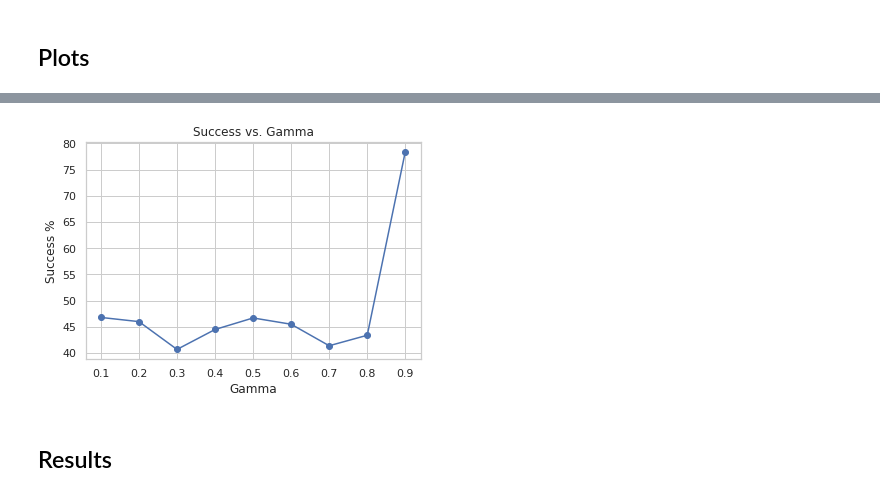
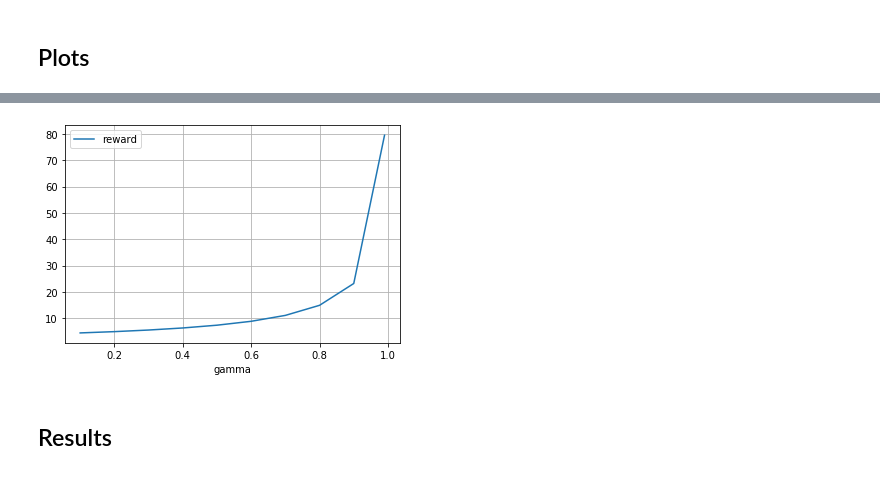
Before and after one commit to reedipher/CS-7641-reinforcement_learning, a Jupyter notebook: code/forest.ipynb, the cells around one changed output, grey strips where cells are left out. Drawn from its saved outputs; the diff is of its cells as text; code cells hidden in the pictures.

Commit message:
first cut on forest. surely it's wrong

```diff
--- a/code/forest.ipynb
+++ b/code/forest.ipynb
@@ -238,17 +179,17 @@ def policyIteration(t, r, gammas, showResults=False, max_iterations=100000):
     columns = ['gamma', 'epsilon', 'time', 'iterations', 'reward', 'average_steps', 'steps_stddev', 'success_pct', 'policy', 'mean_rewards', 'max_rewards', 'error']
     data = pd.DataFrame(0.0, index=np.arange(len(gammas)), columns=columns)
 
-    print('Gamma,\tTime,\tIter,\tReward')
+    print('gamma,\ttime,\titer,\treward')
     print(80*'_')
 
-    testNum = 0
+    testnum = 0
     for g in gammas:
         test = PolicyIteration(t, r, gamma=g, max_iter=max_iterations, eval_type="matrix") # eval_type="iterative"
 
         runs  = test.run()
         time  = test.time
         iters = test.iter
-        maxR  = runs[-1]['Max V']
+        maxr  = runs[-1]['Max V']
 
         print(iters, time)
 
@@ -258,37 +199,39 @@ def policyIteration(t, r, gammas, showResults=False, max_iterations=100000):
             mean_rewards.append(run['Mean V'])
             errors.append(run['Error'])
 
-        policy = np.array(test.policy)
-        policy = policy.reshape(4,4)
+        #policy = np.array(test.policy)
+        #policy = policy.reshape(4,4)
 
-        data['gamma'][testNum]        = g
-        data['time'][testNum]         = time
-        data['iterations'][testNum]   = iters
-        data['reward'][testNum]       = maxR
-        data['mean_rewards'][testNum] = {tuple(mean_rewards)}
-        data['max_rewards'][testNum]  = {tuple(max_rewards)}
-        data['error'][testNum]        = {tuple(errors)}
-        data['policy'][testNum]       = {test.policy}
+        data['gamma'][testnum]        = g
+        data['time'][testnum]         = time
+        data['iterations'][testnum]   = iters
+        data['reward'][testnum]       = maxr
+        data['mean_rewards'][testnum] = {tuple(mean_rewards)}
+        data['max_rewards'][testnum]  = {tuple(max_rewards)}
+        data['error'][testnum]        = {tuple(errors)}
+        data['policy'][testnum]       = {test.policy}
 
-        print('%.2f,\t%.2f,\t%d,\t%f' % (g, time, iters, maxR))
+        print('%.2f,\t%.2f,\t%d,\t%f' % (g, time, iters, maxr))
 
         if showResults:
-            title = 'FrozenLake_PI_' + str(rows) + 'x' + str(cols) + '_g' + str(g)
-            plot_lake(env, policy, title)
+            plot_forest(policy, title)
+            pass
 
-        testNum = testNum + 1
+        testnum = testnum + 1
 
-    # See differences in policy
+    # see differences in policy
     policies = data['policy']
 
+    ''' TODO - how to evaluate performance?
     for i,p in enumerate(policies):
         pol = list(p)[0]
         steps, steps_stddev, failures = get_score(env, pol, showResults)
         data['average_steps'][i] = steps
         data['steps_stddev'][i]  = steps_stddev
         data['success_pct'][i]   = 100-failures
+    '''
 
-    # replace all NaN's
+    # replace all nan's
     data.fillna(0, inplace=True)
     data.head()
 
@@ -296,7 +239,7 @@ def policyIteration(t, r, gammas, showResults=False, max_iterations=100000):
 # %% [markdown]
 ## Setup
 # %%
-gammas   = [0.1, 0.2, 0.3, 0.4, 0.5, 0.6, 0.7, 0.8, 0.9]
+gammas   = [0.1, 0.2, 0.3, 0.4, 0.5, 0.6, 0.7, 0.8, 0.9, 0.99]
 pi_data  = policyIteration(T, R, gammas, showResults=False)
 
 #pi_data.head()
@@ -347,21 +266,7 @@ plt.savefig('./frozen/' + title + '.png', dpi=400)
-# %%
-# Compare success of runs
-
-# extract the average success percentage for each gamma value
-x = pi_data['gamma']
-y = pi_data['success_pct']
-
-fig = plt.figure(figsize=(6,4))
-plt.plot(x, y, 'o-')
-
-plt.title('Success vs. Gamma')
-plt.xlabel('Gamma')
-plt.ylabel('Success %')
-plt.grid(True)
-
-title='VI_successPct_vs_gamma'
-plt.savefig('./frozen/' + title + '.png', dpi=400)
-# %% [output]
-[figure, removed]
+# %%
+pi_data.plot(x='gamma', y='reward')
+plt.grid()
+# %% [output]
+[figure, added]
 # %% [markdown]
 ## Results
```
Also changed, not shown: parts of 14 cells of this notebook, 4 other files.
